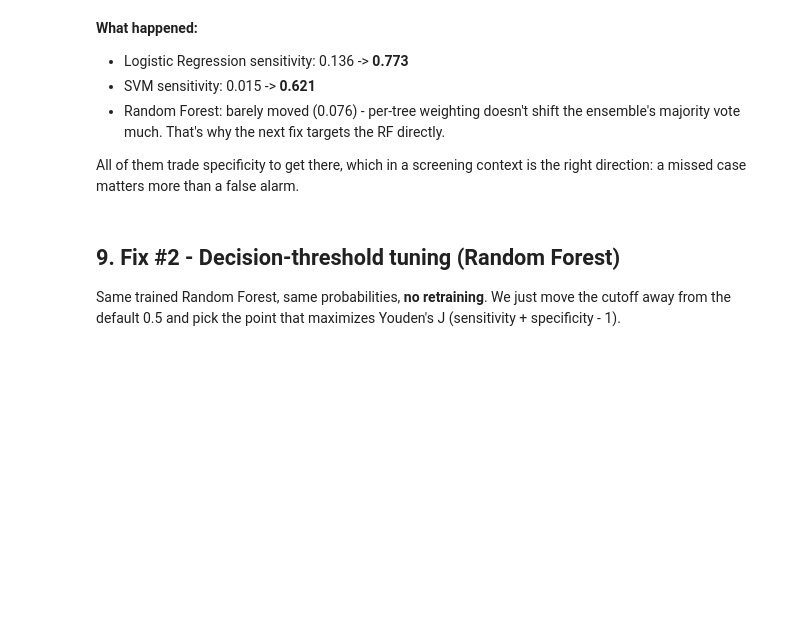
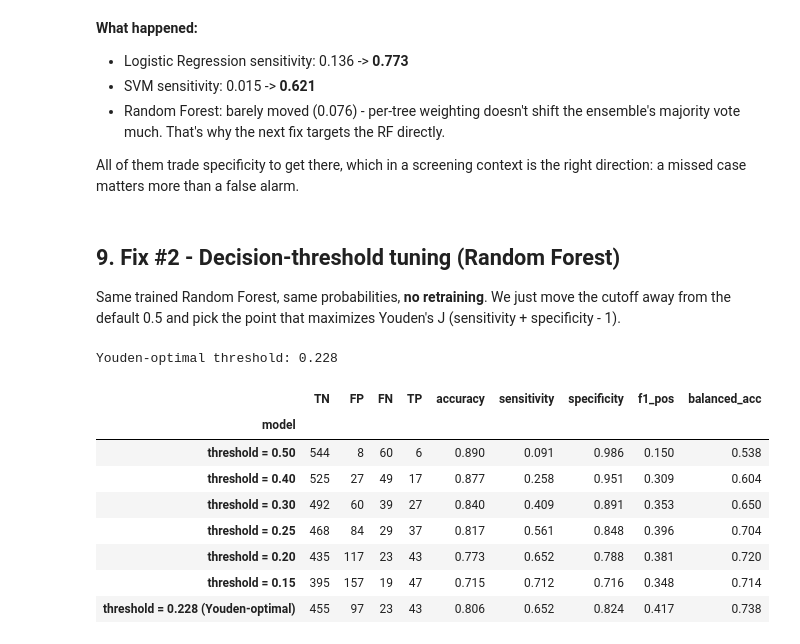
Before and after one commit to adamissac/heart-disease-imbalanced-ml, a Jupyter notebook: heart_disease_imbalanced_classification.ipynb, the cells around one changed output. Cells and saved outputs as stored; diff of their text form; code cells hidden in the pictures; blank space fills up the shorter version.

Commit message:
notebook: sweep RF thresholds and pick Youden J optimum
Co-authored-by: Adam Issac <adamissac@users.noreply.github.com>

```diff
--- a/heart_disease_imbalanced_classification.ipynb
+++ b/heart_disease_imbalanced_classification.ipynb
@@ -318,3 +318,33 @@ right direction: a missed case matters more than a false alarm.
 Same trained Random Forest, same probabilities, **no retraining**. We just move the
 cutoff away from the default 0.5 and pick the point that maximizes Youden's J
 (sensitivity + specificity - 1).
+# %%
+sweep_rows = []
+for thr in [0.50, 0.40, 0.30, 0.25, 0.20, 0.15]:
+    pred = (proba >= thr).astype(int)
+    row = evaluate(f"threshold = {thr:.2f}", y_test, pred)
+    sweep_rows.append(row)
+
+# Youden-optimal threshold
+J = tpr - fpr
+best_thr = thresholds[np.argmax(J)]
+pred = (proba >= best_thr).astype(int)
+row = evaluate(f"threshold = {best_thr:.3f} (Youden-optimal)", y_test, pred)
+sweep_rows.append(row)
+
+sweep_df = pd.DataFrame(sweep_rows).set_index("model")
+print(f"Youden-optimal threshold: {best_thr:.3f}")
+print()
+sweep_df[["TN", "FP", "FN", "TP", "accuracy", "sensitivity",
+          "specificity", "f1_pos", "balanced_acc"]].round(3)
+# %% [output]
+Youden-optimal threshold: 0.228
+|  | TN | FP | FN | TP | accuracy | sensitivity | specificity | f1_pos | balanced_acc |
+| model |  |  |  |  |  |  |  |  |  |
+| threshold = 0.50 | 544 | 8 | 60 | 6 | 0.890 | 0.091 | 0.986 | 0.150 | 0.538 |
+| threshold = 0.40 | 525 | 27 | 49 | 17 | 0.877 | 0.258 | 0.951 | 0.309 | 0.604 |
+| threshold = 0.30 | 492 | 60 | 39 | 27 | 0.840 | 0.409 | 0.891 | 0.353 | 0.650 |
+| threshold = 0.25 | 468 | 84 | 29 | 37 | 0.817 | 0.561 | 0.848 | 0.396 | 0.704 |
+| threshold = 0.20 | 435 | 117 | 23 | 43 | 0.773 | 0.652 | 0.788 | 0.381 | 0.720 |
+| threshold = 0.15 | 395 | 157 | 19 | 47 | 0.715 | 0.712 | 0.716 | 0.348 | 0.714 |
+| threshold = 0.228 (Youden-optimal) | 455 | 97 | 23 | 43 | 0.806 | 0.652 | 0.824 | 0.417 | 0.738 |
```
